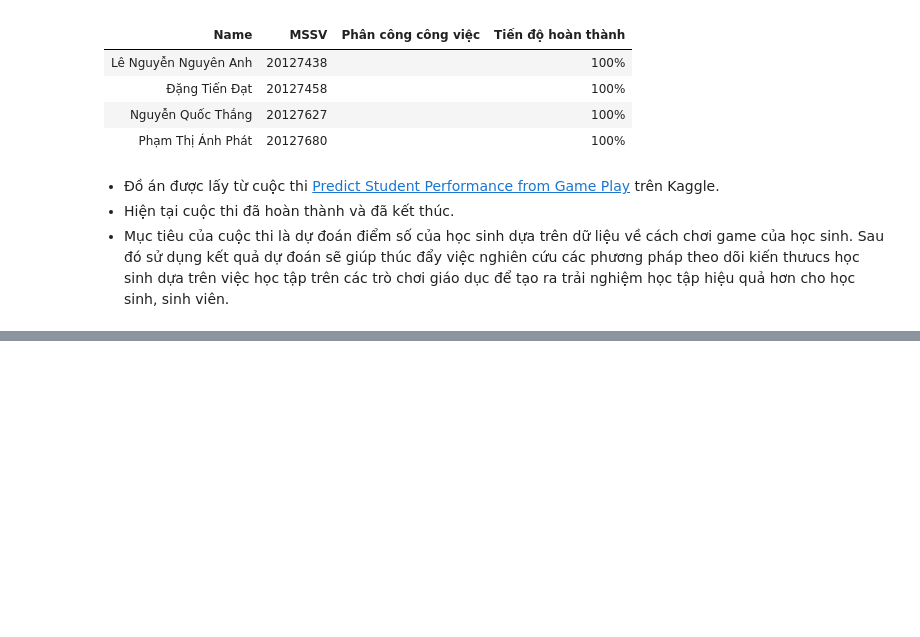
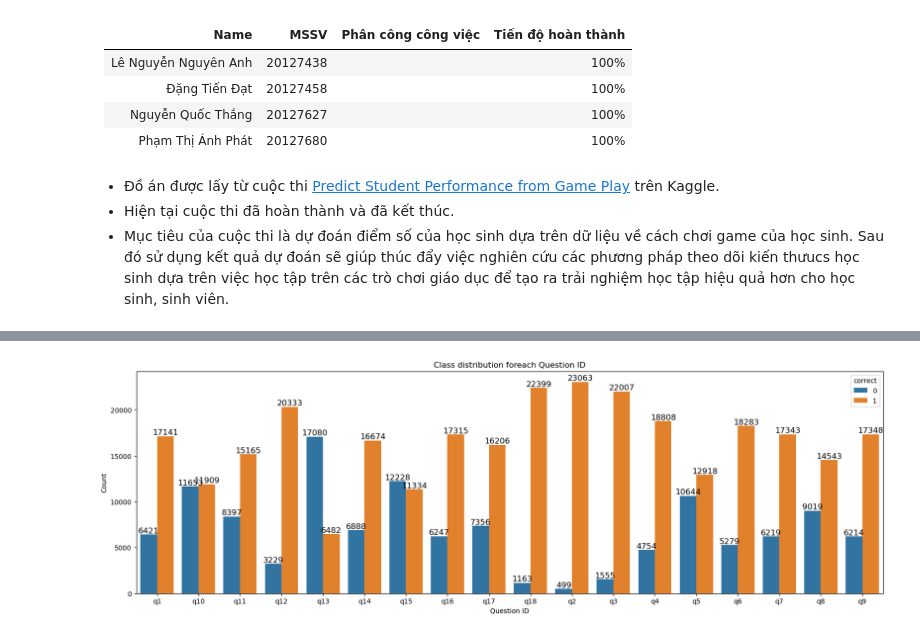
Before and after one commit to nthanq2505/Predict-Student-Performance-from-Game-Play, a Jupyter notebook: main.ipynb, the cells around one changed output, grey strips where cells are left out. Saved outputs shown, nothing was run; the diff lists cells and outputs as text; code cells hidden in the pictures; blank space fills up the shorter version.

```diff
--- a/main.ipynb
+++ b/main.ipynb
@@ -48,0 +211,25 @@ Full train dataset shape is (26296946, 20)
+# %%
+class_dist = train_labels.groupby('question')['correct'].value_counts().reset_index(name='count')
+
+plt.figure(figsize=(20, 6))
+ax = sns.barplot(data=class_dist, x='question', y='count', hue='correct')
+plt.xlabel('Question ID')
+plt.ylabel('Count')
+plt.title('Class distribution foreach Question ID')
+
+# Adding the text labels on each bar
+for p in ax.patches:
+    ax.text(
+        p.get_x() + p.get_width() / 2.,
+        p.get_height(),
+        '{0:.0f}'.format(
+            p.get_height()
+        ),
+        fontsize=12,
+        ha='center',
+        va='bottom'
+    )
+
+plt.show()
+# %% [output]
+[figure, added]
```
Also changed, not shown: parts of 15 cells of this notebook, 3 other files.
